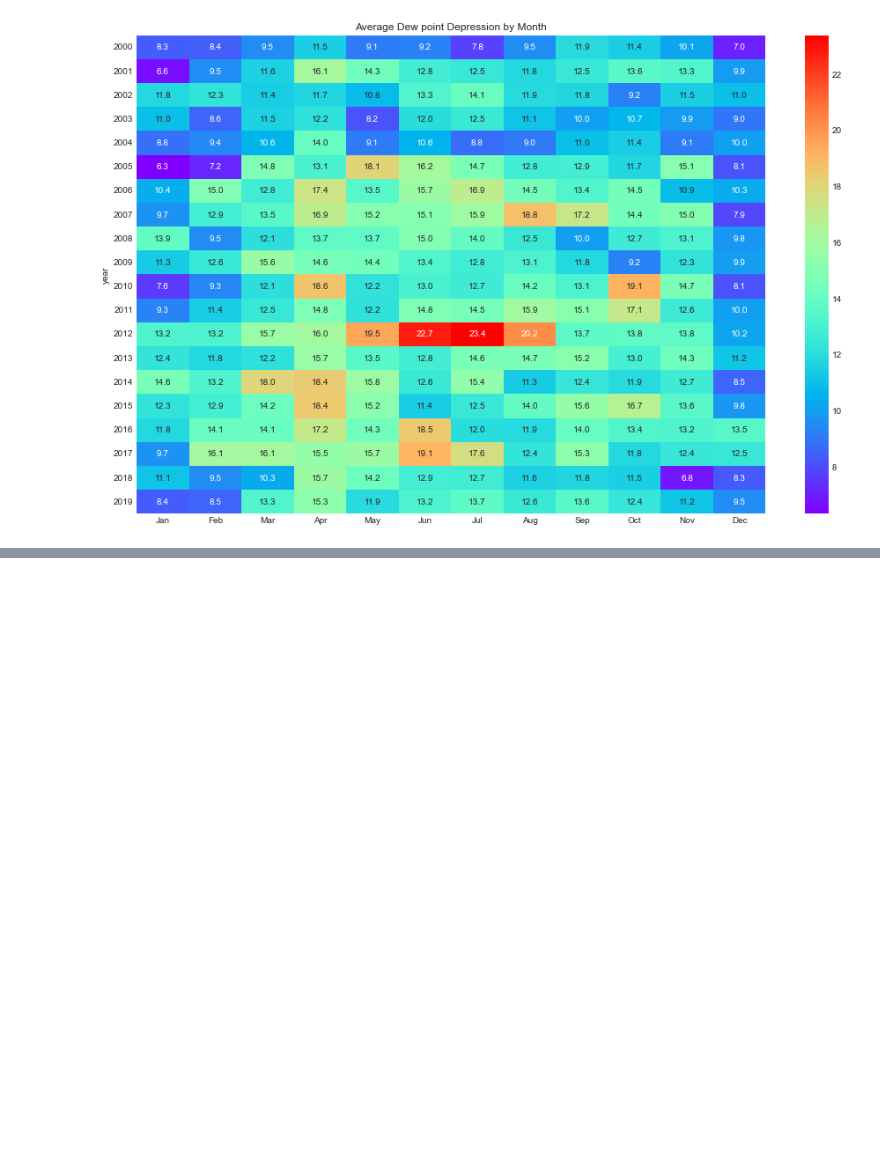
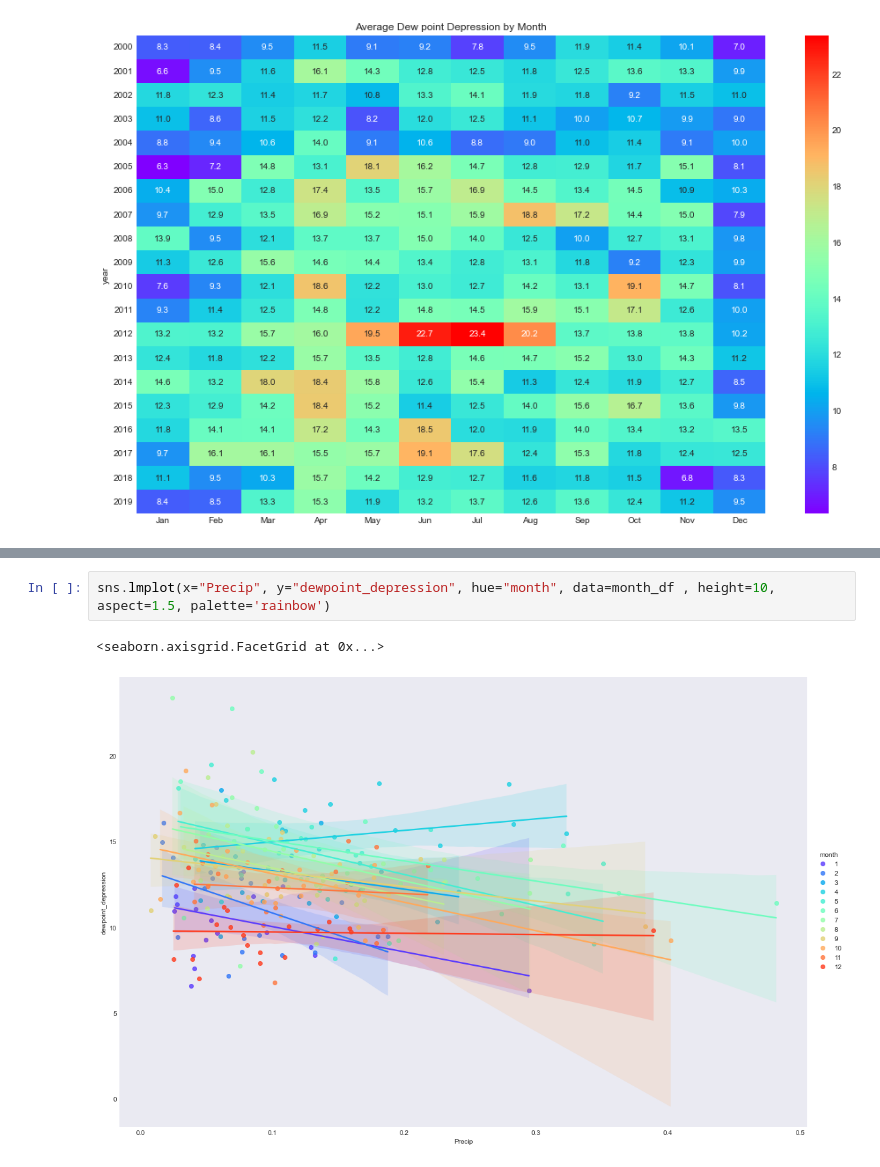
Before and after one commit to billtell/NOAA_GSOD_LambertSTL_2000to2022, a Jupyter notebook: GSOD_lambertSTL_EDA.ipynb, the cells around one changed output, grey strips where cells are left out. Cells and saved outputs as stored; diff of their text form; blank space fills up the shorter version.

```diff
--- a/GSOD_lambertSTL_EDA.ipynb
+++ b/GSOD_lambertSTL_EDA.ipynb
@@ -830,0 +869,5 @@ plt.show()
+# %%
+sns.lmplot(x="Precip", y="dewpoint_depression", hue="month", data=month_df , height=10, aspect=1.5, palette='rainbow')
+# %% [output]
+<seaborn.axisgrid.FacetGrid at 0x...>
+[figure, added]
```
Also changed, not shown: parts of 2 cells of this notebook.
